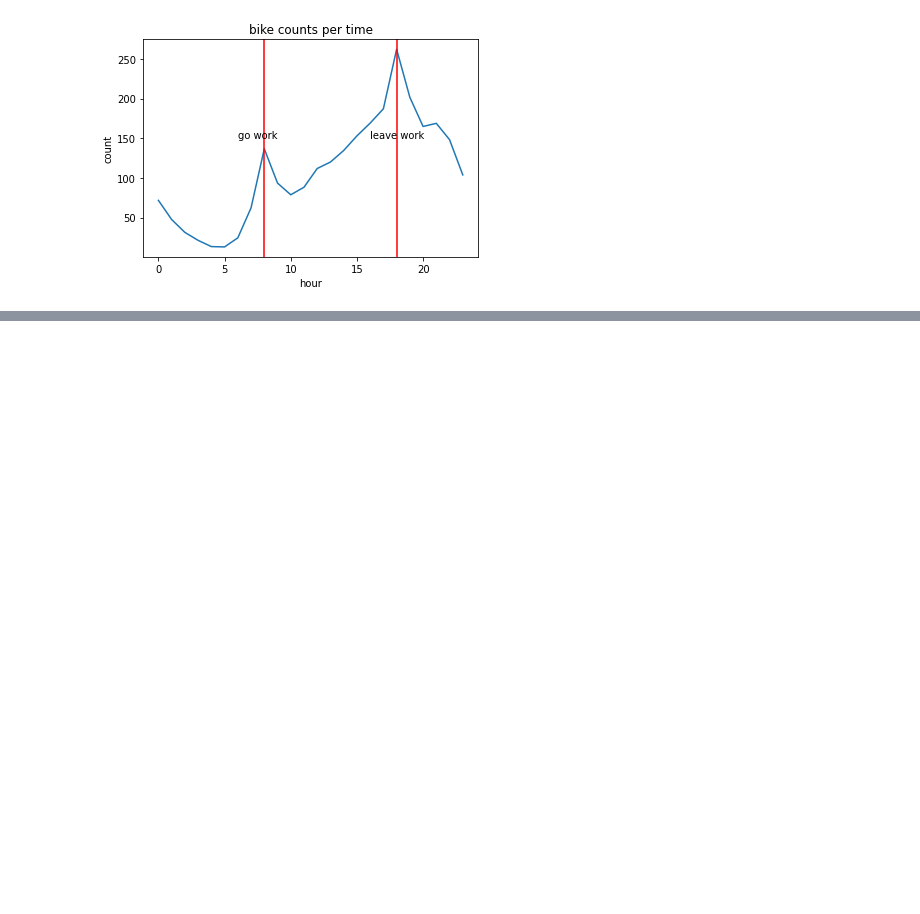
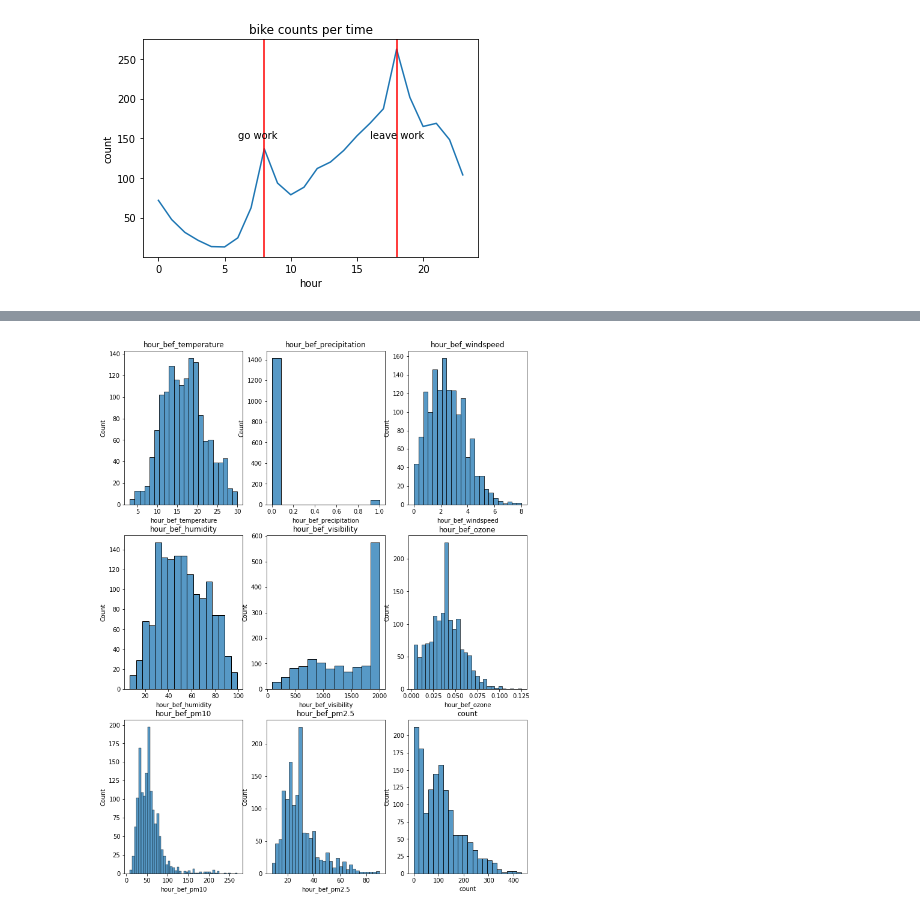
Before and after one commit to Sunnnyyy16/Dacon_study, a Jupyter notebook: bike/seoul_bike.ipynb, the cells around one changed output, grey strips where cells are left out. Cells and saved outputs as stored; diff of their text form; code cells hidden in the pictures; blank space fills up the shorter version.

```diff
--- a/bike/seoul_bike.ipynb
+++ b/bike/seoul_bike.ipynb
@@ -165,0 +179,12 @@ plt.show()
+# %%
+# histplot으로 데이터 분포 확인
+plt.figure(figsize=(12,16))
+
+cols= train.columns[2:]
+for i in range(len(cols)):
+  plt.subplot(3,3, i+1)
+  plt.title(cols[i])
+  sns.histplot(train[cols[i]])
+plt.show()
+# %% [output]
+[figure, added]
```
Also changed, not shown: parts of 25 cells of this notebook.
